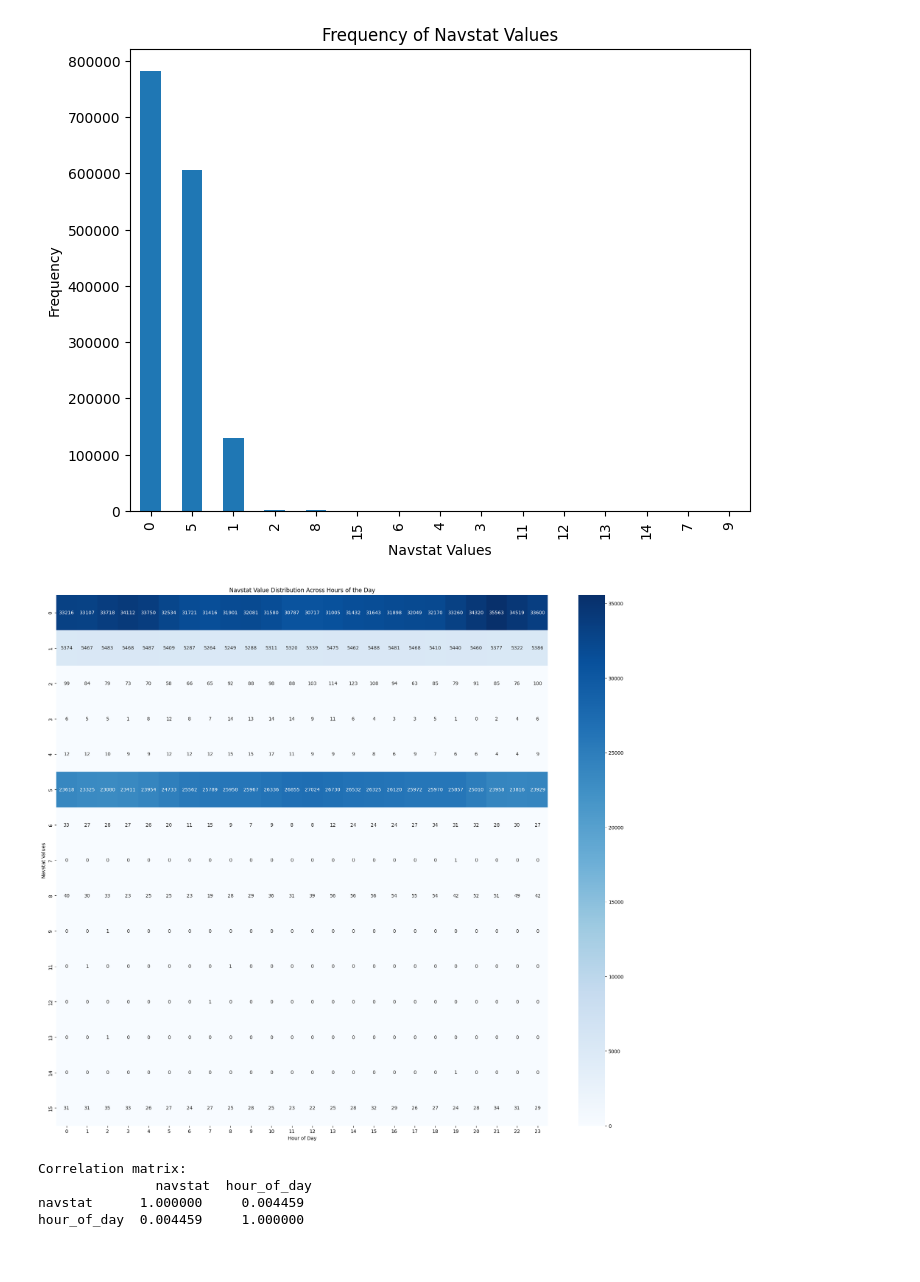
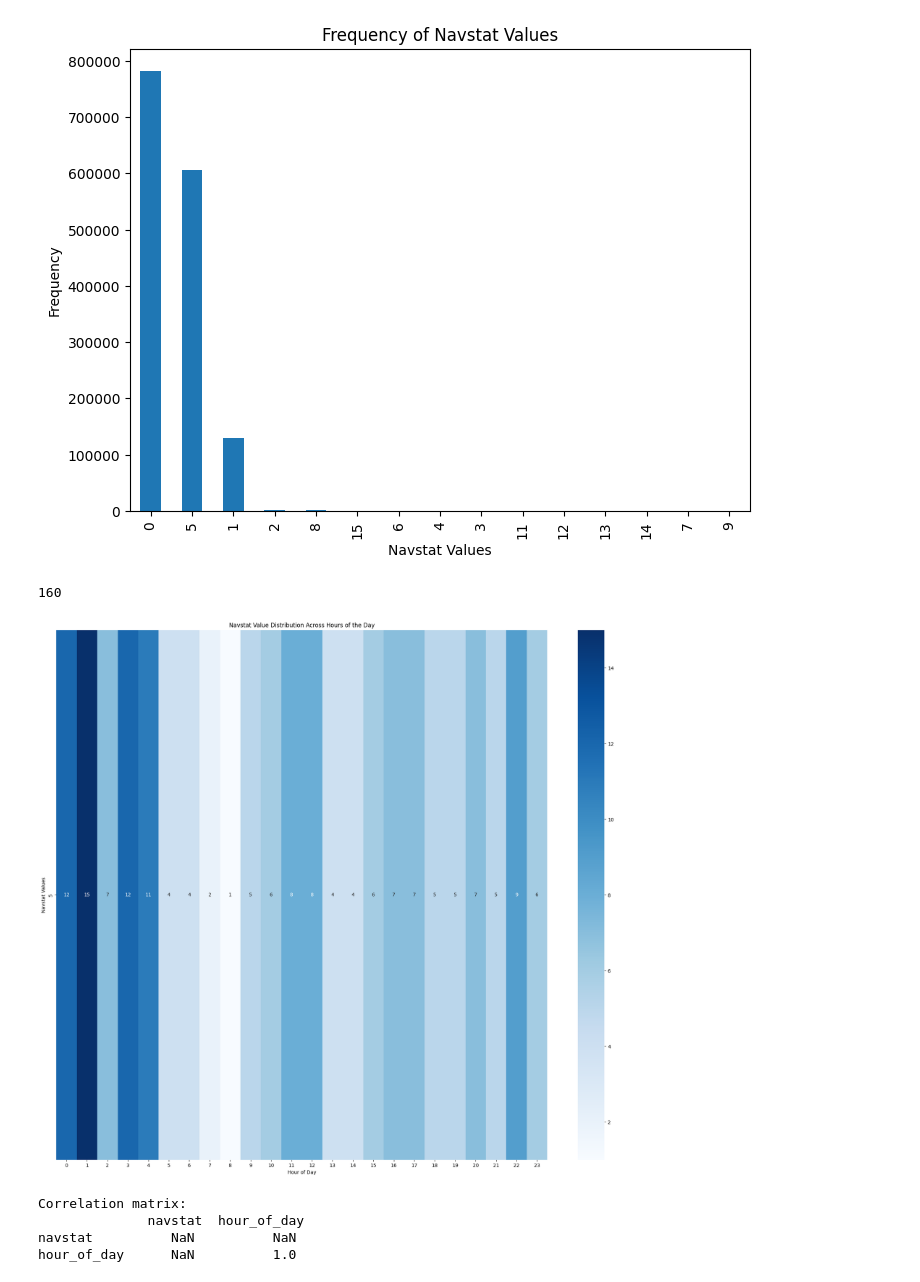
Before and after one commit to javanster/AIS-Vessel-Trajectory-Prediction, a Jupyter notebook: eda/eda_navstat.ipynb, the cells around one changed output. Drawn from its saved outputs; the diff is of its cells as text; code cells hidden in the pictures.

```diff
--- a/eda/eda_navstat.ipynb
+++ b/eda/eda_navstat.ipynb
@@ -36,33 +36,38 @@ Unique value count: 15
 # %%
 # Check whether there is some correlation between navstat value and time
 
 train_df_copy = pd.DataFrame(train_df)
+
+train_df_copy = train_df_copy[train_df_copy["vesselId"] == "61e9f3c6b937134a3c4bfed5"]
+
+print(len(train_df_copy))
 
 train_df_copy['time_converted'] = pd.to_datetime(train_df_copy['time'], errors='coerce')
 
 # Step 2: Extract the hour of the day from the 'time_converted' column
 train_df_copy['hour_of_day'] = train_df_copy['time_converted'].dt.hour
 
 # Step 3: Group by 'navstat' and 'hour_of_day' to see frequency distribution
 navstat_time_distribution = train_df_copy.groupby(['navstat', 'hour_of_day']).size().unstack(fill_value=0)
 
 # Step 4: Plot the distribution of navstat values over the hours of the day
 plt.figure(figsize=(23, 20))
 sns.heatmap(navstat_time_distribution, cmap="Blues", annot=True, fmt="d")
 
 # Add labels and title
 plt.xlabel('Hour of Day')
 plt.ylabel('Navstat Values')
 plt.title('Navstat Value Distribution Across Hours of the Day')
 
 plt.show()
 
 # Optional: Correlation between navstat and hour of day using a statistical method
 correlation = train_df_copy[['navstat', 'hour_of_day']].corr(method='pearson')
 print("Correlation matrix:\n", correlation)
 # %% [output]
+160
-[figure, old version]
+[figure, new version]
-Correlation matrix:
-               navstat  hour_of_day
-navstat      1.000000     0.004459
-hour_of_day  0.004459     1.000000
+Correlation matrix:
+              navstat  hour_of_day
+navstat          NaN          NaN
+hour_of_day      NaN          1.0
```
Also changed, not shown: parts of 1 cell of this notebook, 19 other files.
